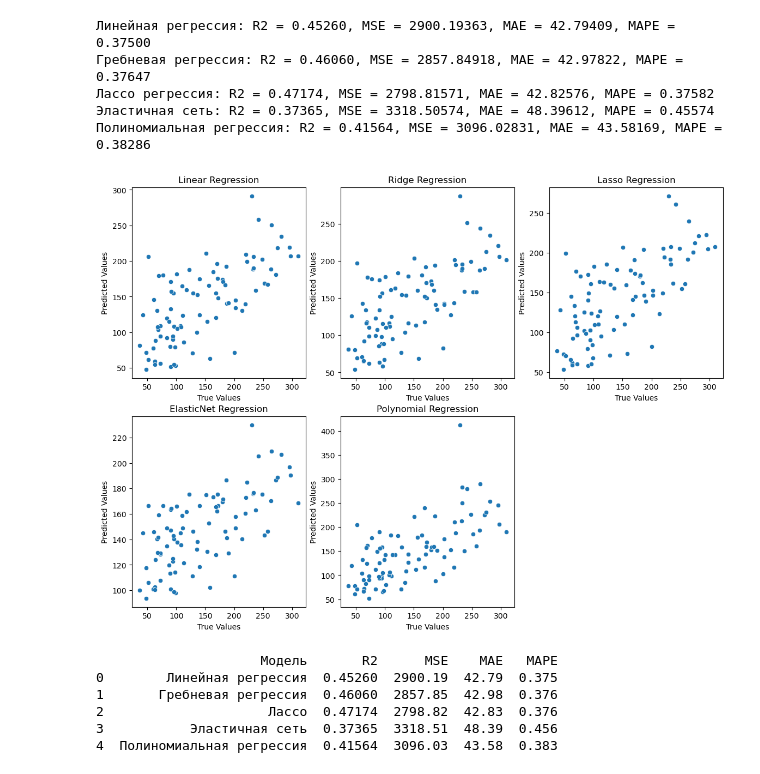
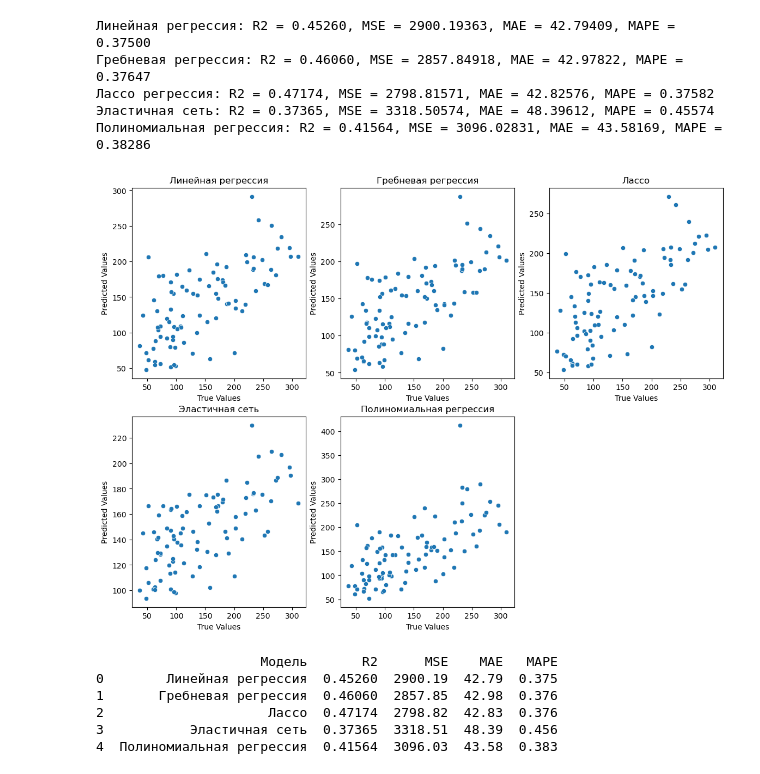
Before and after one commit to ParfenovaNadezhda/ML_BMT, a Jupyter notebook: ЛР_№8_КМОиРО.ipynb, the cells around one changed output. Drawn from its saved outputs; the diff is of its cells as text; code cells hidden in the pictures.

```diff
--- a/ЛР_№8_КМОиРО.ipynb
+++ b/ЛР_№8_КМОиРО.ipynb
@@ -87,39 +87,39 @@ parametrs(y_test, poly_lr_pred_res, "Полиномиальная регресс
 plt.figure(figsize=(14, 10))
 
 plt.subplot(2, 3, 1)
 sns.scatterplot(x=y_test, y=lr_pred_res)
-plt.title("Linear Regression")
+plt.title("Линейная регрессия")
 plt.xlabel("True Values")
 plt.ylabel("Predicted Values")
 
 plt.subplot(2, 3, 2)
 sns.scatterplot(x=y_test, y=ridge_pred_res)
-plt.title("Ridge Regression")
+plt.title("Гребневая регрессия")
 plt.xlabel("True Values")
 plt.ylabel("Predicted Values")
 
 plt.subplot(2, 3, 3)
 sns.scatterplot(x=y_test, y=lasso_pred_res)
-plt.title("Lasso Regression")
+plt.title("Лассо")
 plt.xlabel("True Values")
 plt.ylabel("Predicted Values")
 
 plt.subplot(2, 3, 4)
 sns.scatterplot(x=y_test, y=elastic_net_pred_res)
-plt.title("ElasticNet Regression")
+plt.title("Эластичная сеть")
 plt.xlabel("True Values")
 plt.ylabel("Predicted Values")
 
 plt.subplot(2, 3, 5)
 sns.scatterplot(x=y_test, y=poly_lr_pred_res)
-plt.title("Polynomial Regression")
+plt.title("Полиномиальная регрессия")
 plt.xlabel("True Values")
 plt.ylabel("Predicted Values")
 
 
 plt.show()
 # %% [output]
-[figure, old version]
+[figure, new version]
 # %%
 import pandas as pd
 
```
